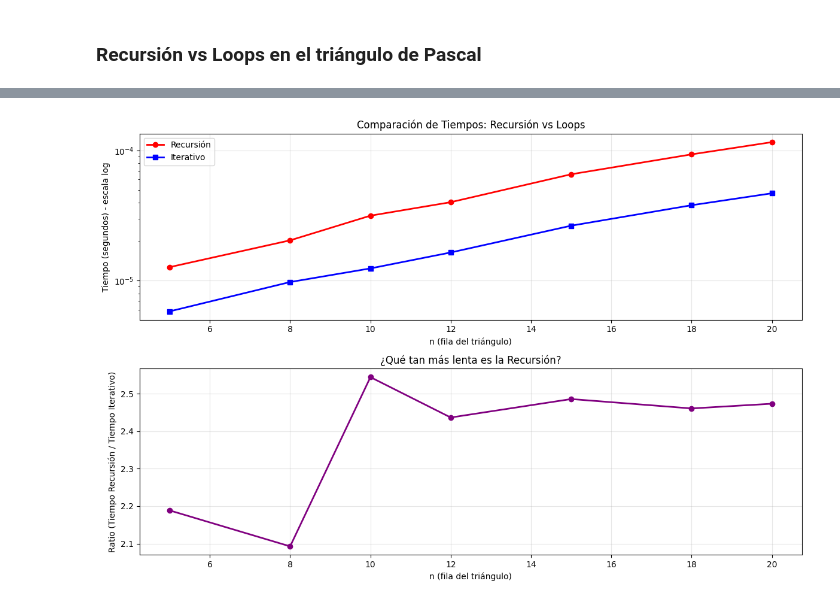
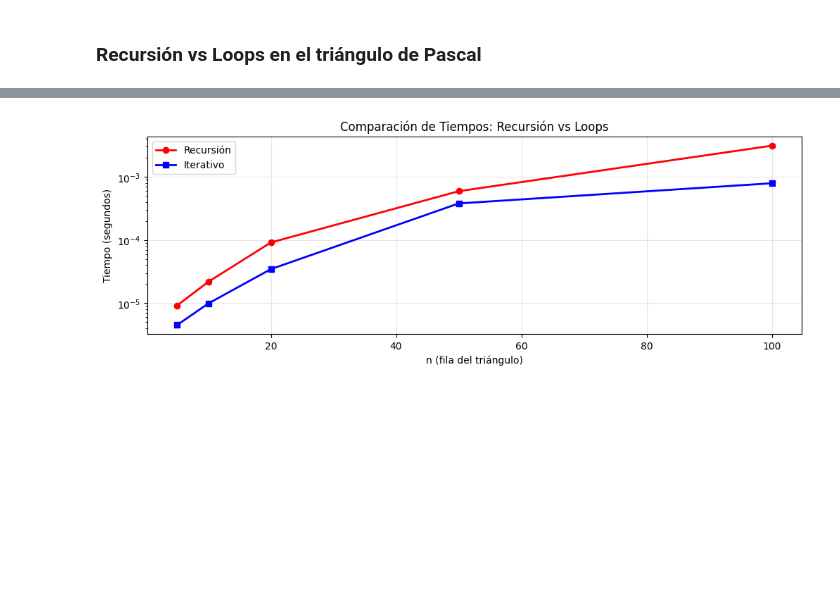
Before and after one commit to danielarenee/Graph-Theory-Algorithms, a Jupyter notebook: 3_Algoritmos_Secuenciales.ipynb, the cells around one changed output, grey strips where cells are left out. Saved outputs shown, nothing was run; the diff lists cells and outputs as text; code cells hidden in the pictures; blank space fills up the shorter version.

```diff
--- a/3_Algoritmos_Secuenciales.ipynb
+++ b/3_Algoritmos_Secuenciales.ipynb
@@ -43,8 +43,7 @@ def pascal_loop(num):
     return row
 # %%
 
-def medir_tiempo(funcion, argumento, repeticiones=5):
-    """Mide el tiempo promedio de ejecución de una función"""
+def medir_tiempo(funcion, argumento, repeticiones=5): #tiempo promedio de ejecución
     tiempos = []
     for _ in range(repeticiones):
         start = time.time()
@@ -53,108 +52,51 @@ def medir_tiempo(funcion, argumento, repeticiones=5):
         tiempos.append(end - start)
     return sum(tiempos) / len(tiempos)
 
-# ======================== EXPERIMENTO ========================
+# Prueba
 
-# Valores de n para probar (empezamos pequeños y vamos creciendo)
-valores_n = [5, 8, 10, 12, 15, 18, 20]
-
+valores_n = [5, 10, 20, 50, 100]
 resultados = []
 
-print("Comparando tiempos de ejecución para diferentes valores de n:")
-print("=" * 70)
 
 for n in valores_n:
-    print(f"\nCalculando fila {n} del Triángulo de Pascal...")
+    print(f"\nCálculo de la fila {n}:")
 
-    # Medir recursión
-    try:
-        tiempo_rec = medir_tiempo(pascal_recursivo, n, repeticiones=5)
-        recursion_ok = True
-    except RecursionError:
-        tiempo_rec = float('inf')
-        recursion_ok = False
-        print(f"  ⚠️ Recursión falló para n={n} (RecursionError)")
+    # recursivo
+    tiempo_rec = medir_tiempo(pascal_recursivo, n, repeticiones=5)
 
-    # Medir iterativo
+    # iterativo
     tiempo_iter = medir_tiempo(pascal_loop, n, repeticiones=5)
 
-    # Guardar resultados
+    # resultados
     resultado = {
         'n': n,
         'tiempo_recursivo': tiempo_rec,
         'tiempo_iterativo': tiempo_iter,
-        'recursion_ok': recursion_ok
     }
     resultados.append(resultado)
 
-    # Mostrar resultados
-    if recursion_ok:
-        print(f"  Recursión:   {tiempo_rec:.6f} segundos")
+    # mostrar resultados:
+    print(f"  Recursión:   {tiempo_rec:.6f} segundos")
     print(f"  Iterativo:   {tiempo_iter:.6f} segundos")
 
-    if recursion_ok:
-        ratio = tiempo_rec / tiempo_iter
-        print(f"  Recursión es {ratio:.1f}x más lenta que iterativo")
+    ratio = tiempo_rec / tiempo_iter
+    print(f"  Recursión es {ratio:.1f}x más lenta que iterativo")
 
-# ======================== ANÁLISIS DE RESULTADOS ========================
+# Graficar
 
 df_resultados = pd.DataFrame(resultados)
 
-print("\n" + "=" * 70)
-print("RESUMEN DE RESULTADOS:")
-print("=" * 70)
-
-# Verificar que los resultados sean correctos
-print("\nVerificación de correctitud (n=10):")
-print(f"Recursivo:   {pascal_recursivo(10)}")
-print(f"Iterativo:   {pascal_loop(10)}")
-
-# Mostrar tabla resumen
-print(f"\n{'n':>3} | {'Recursión (s)':>12} | {'Iterativo (s)':>12} | {'Ratio R/I':>9}")
-print("-" * 50)
-
-for _, row in df_resultados.iterrows():
-    if row['recursion_ok']:
-        ratio = row['tiempo_recursivo'] / row['tiempo_iterativo']
-        print(f"{row['n']:>3} | {row['tiempo_recursivo']:>12.6f} | {row['tiempo_iterativo']:>12.6f} | {ratio:>9.1f}x")
-    else:
-        print(f"{row['n']:>3} | {'FALLO':>12} | {row['tiempo_iterativo']:>12.6f} | {'N/A':>9}")
-
-# ======================== VISUALIZACIÓN ========================
-
 plt.figure(figsize=(12, 8))
 
-# Subplot 1: Comparación de tiempos
+# Comparación de tiempos
 plt.subplot(2, 1, 1)
-df_validos = df_resultados[df_resultados['recursion_ok']]
 
-plt.semilogy(df_validos['n'], df_validos['tiempo_recursivo'], 'r-o', label='Recursión', linewidth=2)
+plt.semilogy(df_resultados['n'], df_resultados['tiempo_recursivo'], 'r-o', label='Recursión', linewidth=2)
 plt.semilogy(df_resultados['n'], df_resultados['tiempo_iterativo'], 'b-s', label='Iterativo', linewidth=2)
 
 plt.xlabel('n (fila del triángulo)')
-plt.ylabel('Tiempo (segundos) - escala log')
+plt.ylabel('Tiempo (segundos)')
 plt.title('Comparación de Tiempos: Recursión vs Loops')
 plt.legend()
 plt.grid(True, alpha=0.3)
-
-# Subplot 2: Ratio de tiempos
-plt.subplot(2, 1, 2)
-if len(df_validos) > 0:
-    ratios = df_validos['tiempo_recursivo'] / df_validos['tiempo_iterativo']
-    plt.plot(df_validos['n'], ratios, 'purple', marker='o', linewidth=2)
-    plt.xlabel('n (fila del triángulo)')
-    plt.ylabel('Ratio (Tiempo Recursión / Tiempo Iterativo)')
-    plt.title('¿Qué tan más lenta es la Recursión?')
-    plt.grid(True, alpha=0.3)
-
-plt.tight_layout()
-plt.show()
-
-print(f"\n{'='*70}")
-print("CONCLUSIONES:")
-print(f"{'='*70}")
-print("1. La recursión es exponencialmente más lenta que los loops")
-print("2. Para valores grandes de n, la recursión puede agotar el stack")
-print("3. El método optimizado es el más eficiente de todos")
-print("4. La diferencia de tiempo crece dramáticamente con n")
 # %% [output]
@@ -178 +120 @@ Calculando fila 8 del Triángulo de Pascal...
-[figure, old version]
+[figure, new version]
```
Also changed, not shown: parts of 2 cells of this notebook.
